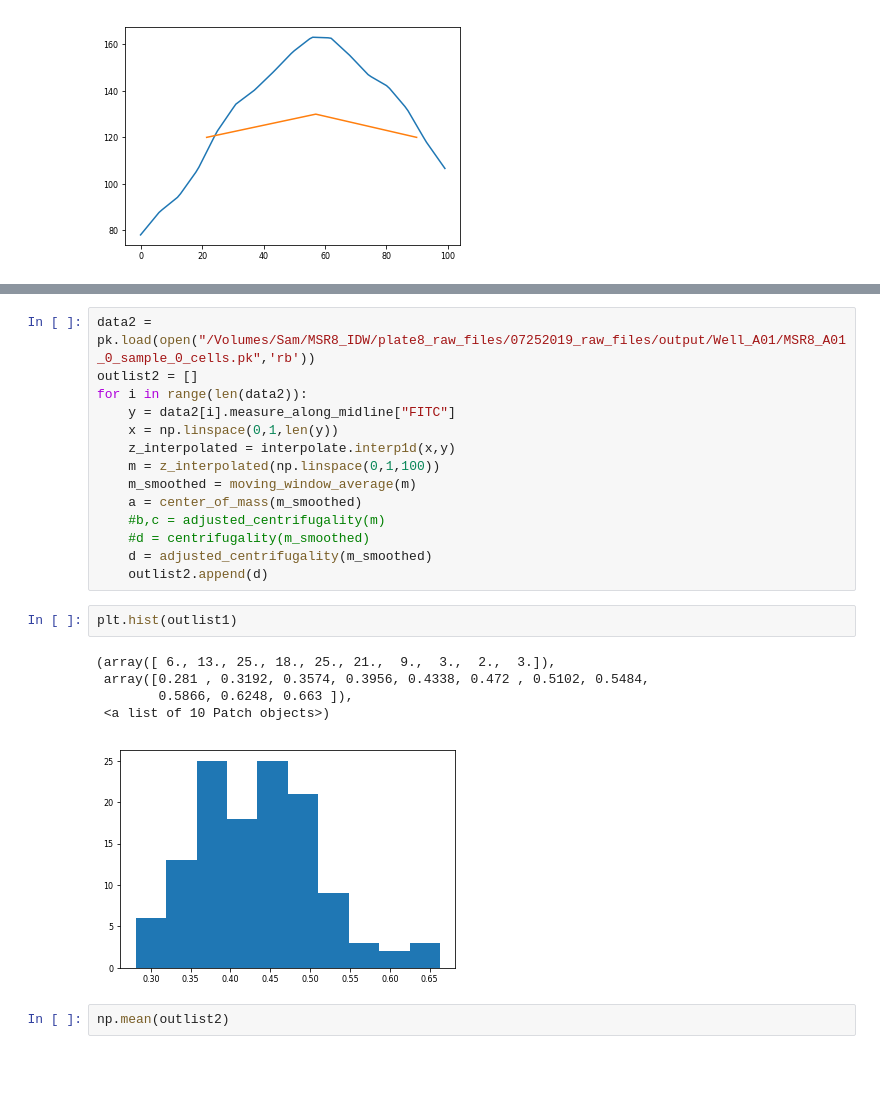
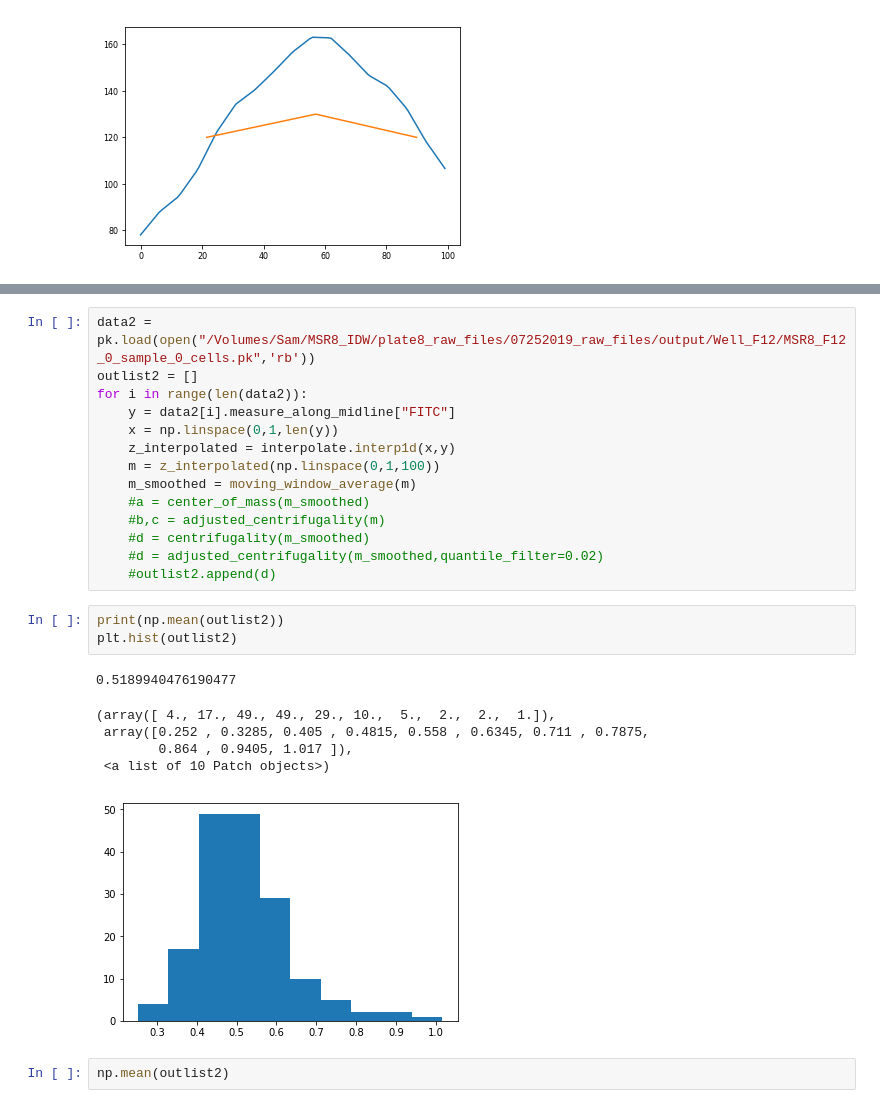
Before and after one commit to jzrolling/IMyG_2, a Jupyter notebook: Notebooks/metrics.ipynb, the cells around one changed output, grey strips where cells are left out. Cells and saved outputs as stored; diff of their text form; blank space fills up the shorter version.

```diff
--- a/Notebooks/metrics.ipynb
+++ b/Notebooks/metrics.ipynb
@@ -155,5 +170,5 @@ plt.hist(outlist1)
 # %%
-data2 = pk.load(open("/Volumes/Sam/MSR8_IDW/plate8_raw_files/07252019_raw_files/output/Well_A01/MSR8_A01_0_sample_0_cells.pk",'rb'))
+data2 = pk.load(open("/Volumes/Sam/MSR8_IDW/plate8_raw_files/07252019_raw_files/output/Well_F12/MSR8_F12_0_sample_0_cells.pk",'rb'))
 outlist2 = []
 for i in range(len(data2)):
     y = data2[i].measure_along_midline["FITC"]
@@ -161,19 +176,21 @@ for i in range(len(data2)):
     z_interpolated = interpolate.interp1d(x,y)
     m = z_interpolated(np.linspace(0,1,100))
     m_smoothed = moving_window_average(m)
-    a = center_of_mass(m_smoothed)
+    #a = center_of_mass(m_smoothed)
     #b,c = adjusted_centrifugality(m)
     #d = centrifugality(m_smoothed)
-    d = adjusted_centrifugality(m_smoothed)
-    outlist2.append(d)
+    #d = adjusted_centrifugality(m_smoothed,quantile_filter=0.02)
+    #outlist2.append(d)
-# %%
-plt.hist(outlist1)
-# %% [output]
-(array([ 6., 13., 25., 18., 25., 21.,  9.,  3.,  2.,  3.]),
- array([0.281 , 0.3192, 0.3574, 0.3956, 0.4338, 0.472 , 0.5102, 0.5484,
-        0.5866, 0.6248, 0.663 ]),
- <a list of 10 Patch objects>)
-[figure, removed]
+# %%
+print(np.mean(outlist2))
+plt.hist(outlist2)
+# %% [output]
+0.5189940476190477
+(array([ 4., 17., 49., 49., 29., 10.,  5.,  2.,  2.,  1.]),
+ array([0.252 , 0.3285, 0.405 , 0.4815, 0.558 , 0.6345, 0.711 , 0.7875,
+        0.864 , 0.9405, 1.017 ]),
+ <a list of 10 Patch objects>)
+[figure, added]
 # %%
 np.mean(outlist2)
 # %% [output]
```
Also changed, not shown: parts of 10 cells of this notebook.
